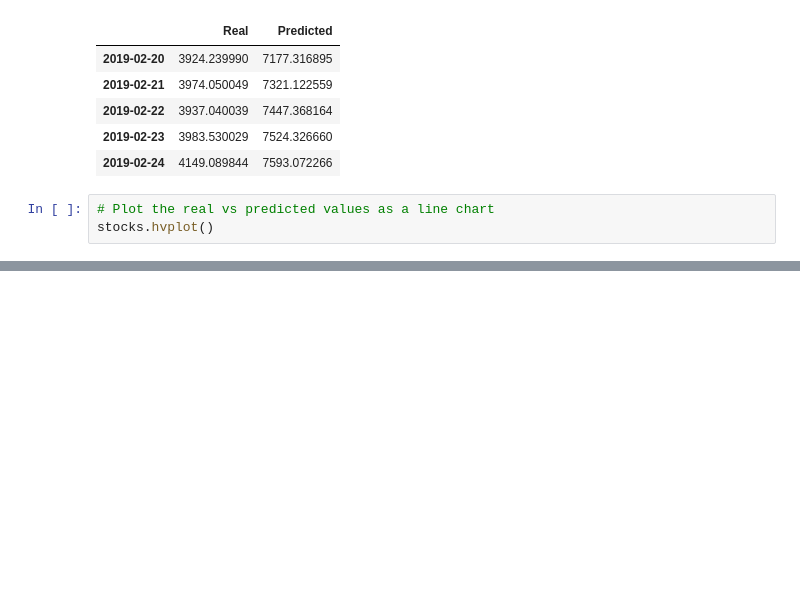
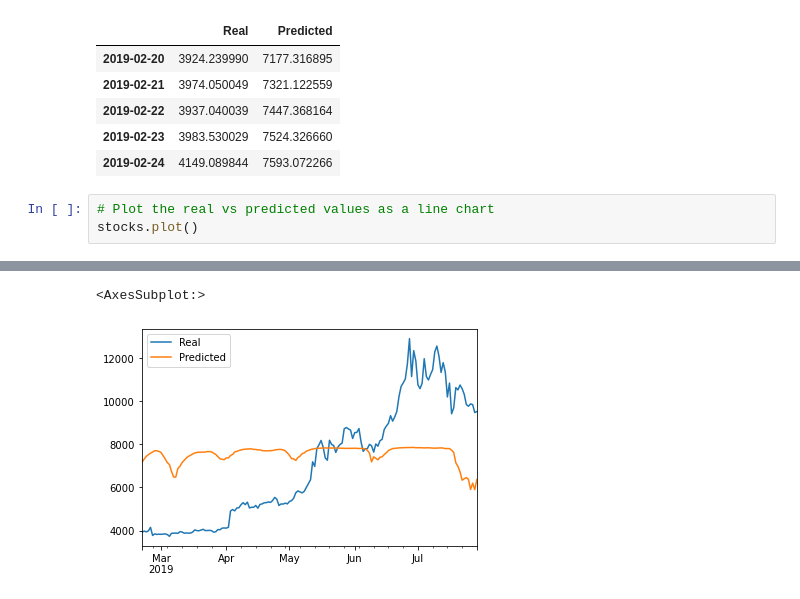
Before and after one commit to lvdonofrio14/Unit-14-LSTM-Stock-Predictor, a Jupyter notebook: Starter_Code/lstm_stock_predictor_fng.ipynb, the cells around one changed output, grey strips where cells are left out. Drawn from its saved outputs; the diff is of its cells as text; blank space fills up the shorter version.

```diff
--- a/Starter_Code/lstm_stock_predictor_fng.ipynb
+++ b/Starter_Code/lstm_stock_predictor_fng.ipynb
@@ -289,5 +289,5 @@ stocks.head()
 | 2019-02-24 | 4149.089844 | 7593.072266 |
 # %%
 # Plot the real vs predicted values as a line chart
-stocks.hvplot()
+stocks.plot()
 # %% [output]
@@ -294,0 +294,2 @@ stocks.hvplot()
+<AxesSubplot:>
+[figure, added]
```
Also changed, not shown: parts of 1 cell of this notebook, 1 other file.
